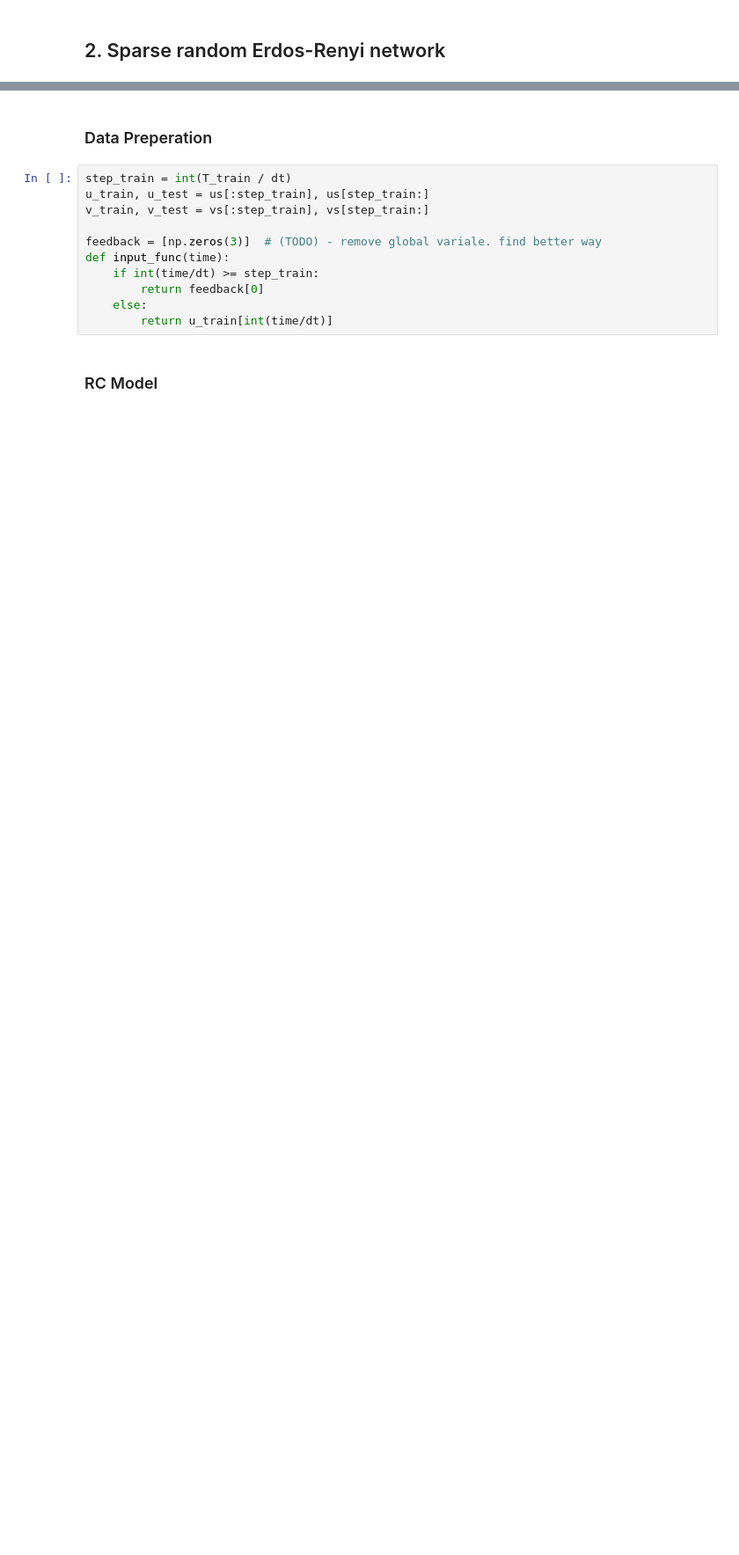
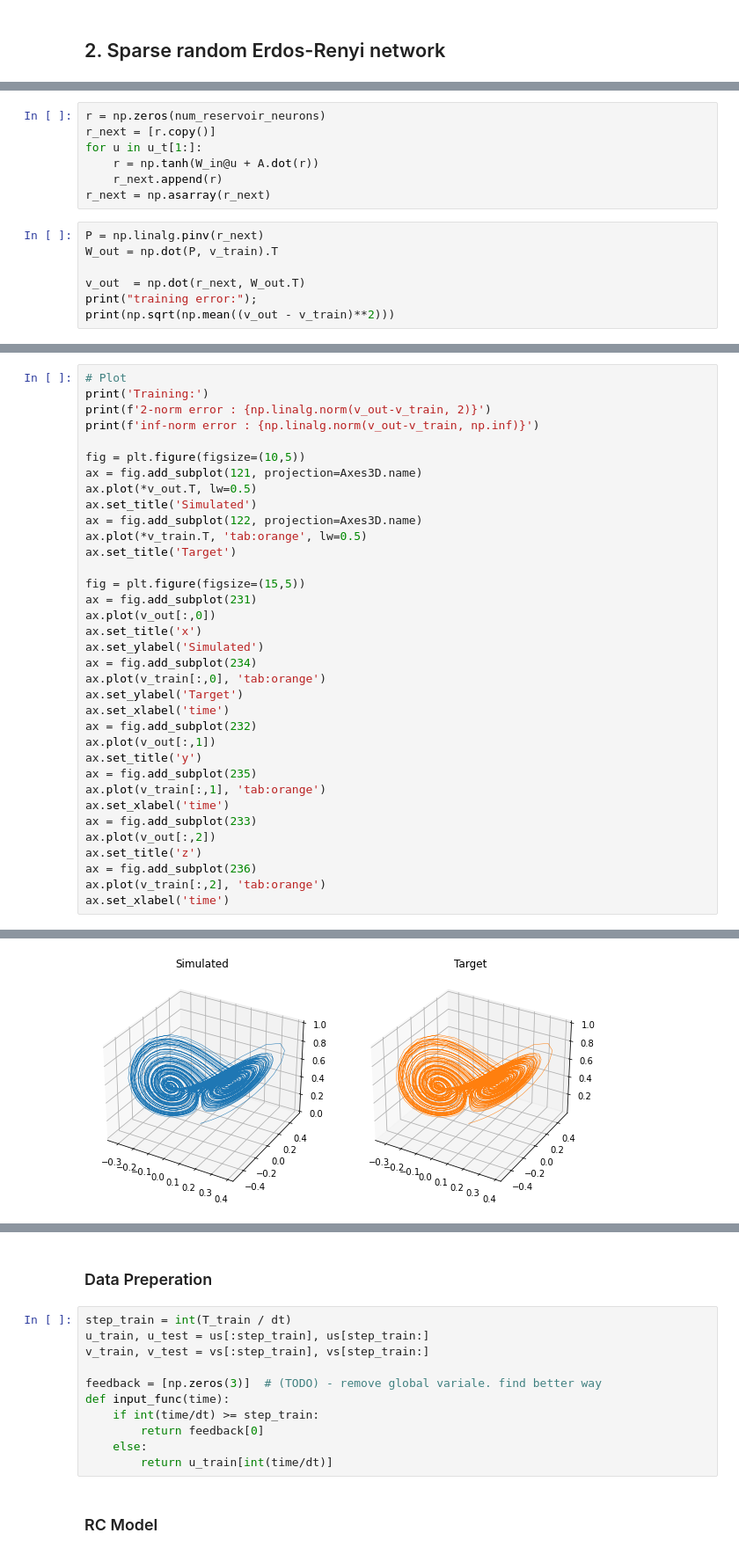
Before and after one commit to skim0119/nengo-practice, a Jupyter notebook: 1.Lorenz63.ipynb, the cells around one changed output, grey strips where cells are left out. Shown at 88% size. Saved outputs shown, nothing was run; the diff lists cells and outputs as text; blank space fills up the shorter version.

```diff
--- a/1.Lorenz63.ipynb
+++ b/1.Lorenz63.ipynb
@@ -177,0 +194,14 @@ W_out = generate_coupler(3, num_reservoir_neurons, alpha=1, seed=seed)  # D x Dr
+# %%
+r = np.zeros(num_reservoir_neurons)
+r_next = [r.copy()]
+for u in u_t[1:]:
+    r = np.tanh(W_in@u + A.dot(r))
+    r_next.append(r)
+r_next = np.asarray(r_next)
+# %%
+P = np.linalg.pinv(r_next)
+W_out = np.dot(P, v_train).T
+
+v_out  = np.dot(r_next, W_out.T)
+print("training error:");
+print(np.sqrt(np.mean((v_out - v_train)**2)))
@@ -177,0 +216,36 @@ W_out = generate_coupler(3, num_reservoir_neurons, alpha=1, seed=seed)  # D x Dr
+# %%
+# Plot
+print('Training:')
+print(f'2-norm error : {np.linalg.norm(v_out-v_train, 2)}')
+print(f'inf-norm error : {np.linalg.norm(v_out-v_train, np.inf)}')
+
+fig = plt.figure(figsize=(10,5))
+ax = fig.add_subplot(121, projection=Axes3D.name)
+ax.plot(*v_out.T, lw=0.5)
+ax.set_title('Simulated')
+ax = fig.add_subplot(122, projection=Axes3D.name)
+ax.plot(*v_train.T, 'tab:orange', lw=0.5)
+ax.set_title('Target')
+
+fig = plt.figure(figsize=(15,5))
+ax = fig.add_subplot(231)
+ax.plot(v_out[:,0])
+ax.set_title('x')
+ax.set_ylabel('Simulated')
+ax = fig.add_subplot(234)
+ax.plot(v_train[:,0], 'tab:orange')
+ax.set_ylabel('Target')
+ax.set_xlabel('time')
+ax = fig.add_subplot(232)
+ax.plot(v_out[:,1])
+ax.set_title('y')
+ax = fig.add_subplot(235)
+ax.plot(v_train[:,1], 'tab:orange')
+ax.set_xlabel('time')
+ax = fig.add_subplot(233)
+ax.plot(v_out[:,2])
+ax.set_title('z')
+ax = fig.add_subplot(236)
+ax.plot(v_train[:,2], 'tab:orange')
+ax.set_xlabel('time')
+# %% [output]
@@ -177,0 +256 @@ W_out = generate_coupler(3, num_reservoir_neurons, alpha=1, seed=seed)  # D x Dr
+[figure, added]
```
Also changed, not shown: parts of 15 cells of this notebook.
